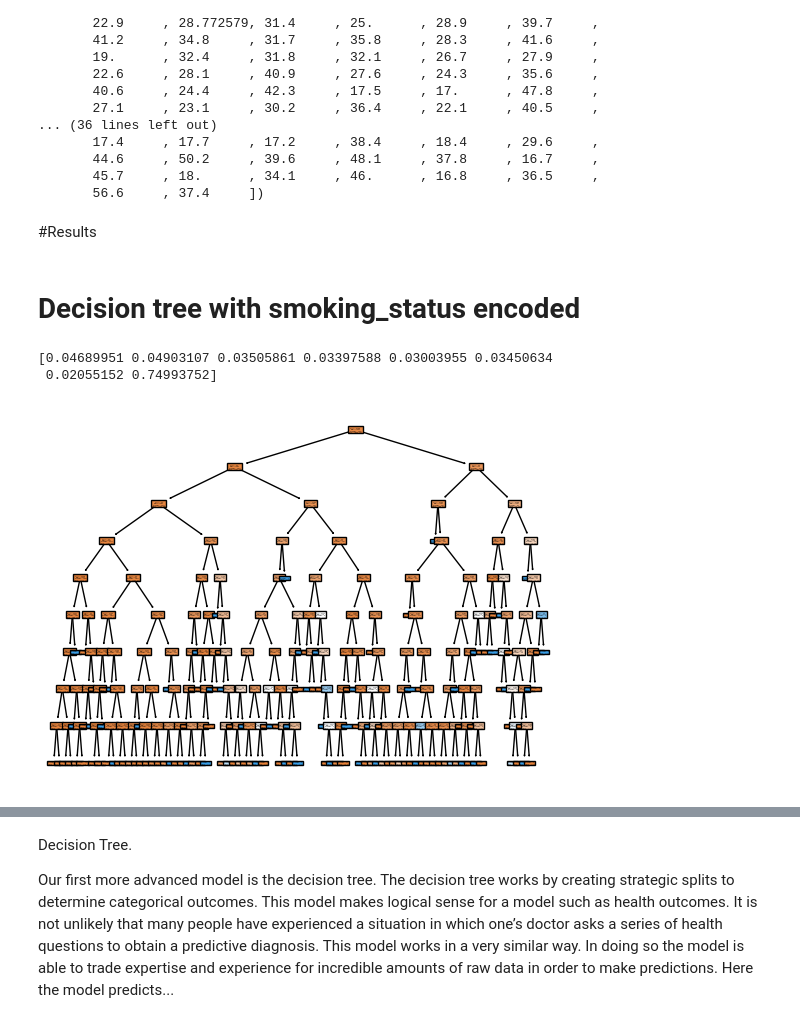
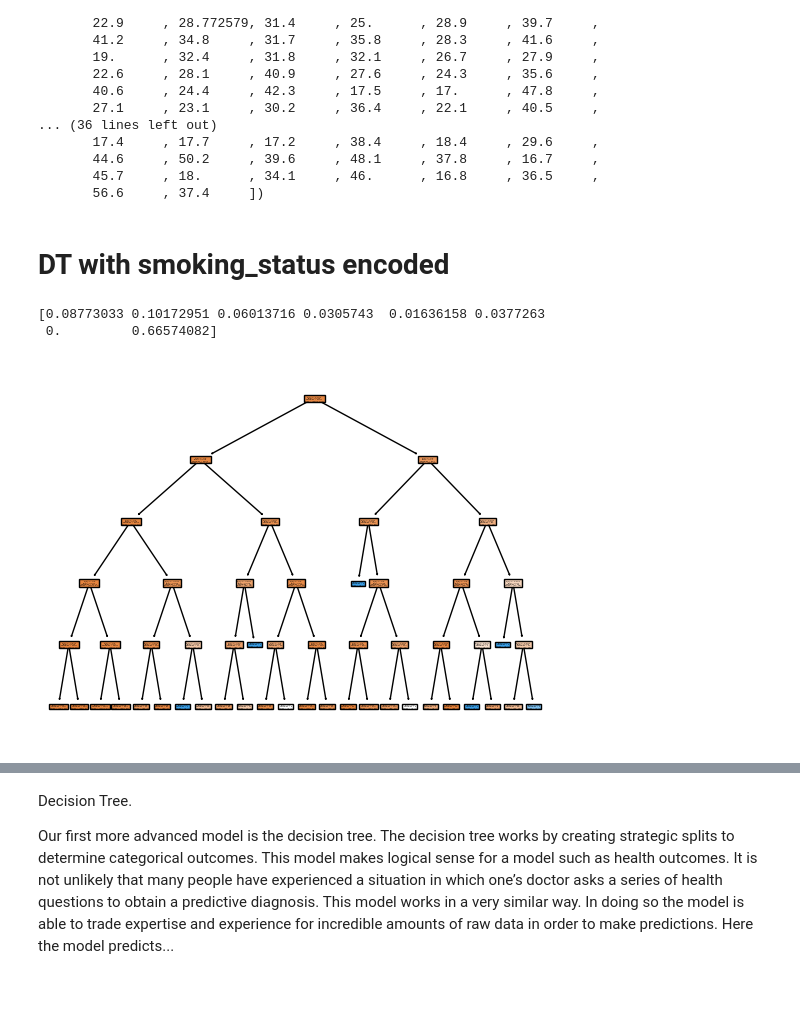
Before and after one commit to DS3001/group9, a Jupyter notebook: project_2/lab2.ipynb, the cells around one changed output, grey strips where cells are left out. Cells and saved outputs as stored; diff of their text form; code cells hidden in the pictures; blank space fills up the shorter version.

```diff
--- a/project_2/lab2.ipynb
+++ b/project_2/lab2.ipynb
@@ -181,10 +181,8 @@ array([39.2     , 17.6     , 35.9     , 50.1     , 54.6     , 35.      ,
        44.6     , 50.2     , 39.6     , 48.1     , 37.8     , 16.7     ,
        45.7     , 18.      , 34.1     , 46.      , 16.8     , 36.5     ,
        56.6     , 37.4     ])
-# %% [markdown]
-#Results
 # %% [markdown]
-# Decision tree with smoking_status encoded
+# DT with smoking_status encoded
 # %%
 # prepare variables for tree classification
 ### all categoricals w/ binary or one_hot_encoding
@@ -206,16 +204,16 @@ y_test = df_test_ohe['stroke']
 # %%
 ## Decision Tree
 from sklearn import tree
 
-model = tree.DecisionTreeClassifier(max_depth=9) # Fit the classifier
+model = tree.DecisionTreeClassifier(max_depth=5) # Fit the classifier
 cart = model.fit(X_train, y_train)
 tree.plot_tree(cart,filled=True)
 
 print(model.feature_importances_)
 # %% [output]
-[0.04689951 0.04903107 0.03505861 0.03397588 0.03003955 0.03450634
- 0.02055152 0.74993752]
+[0.08773033 0.10172951 0.06013716 0.0305743  0.01636158 0.0377263
+ 0.         0.66574082]
-[figure, old version]
+[figure, new version]
 # %%
 
 ## Make Predictions on the Test Set
```
Also changed, not shown: parts of 16 cells of this notebook.
